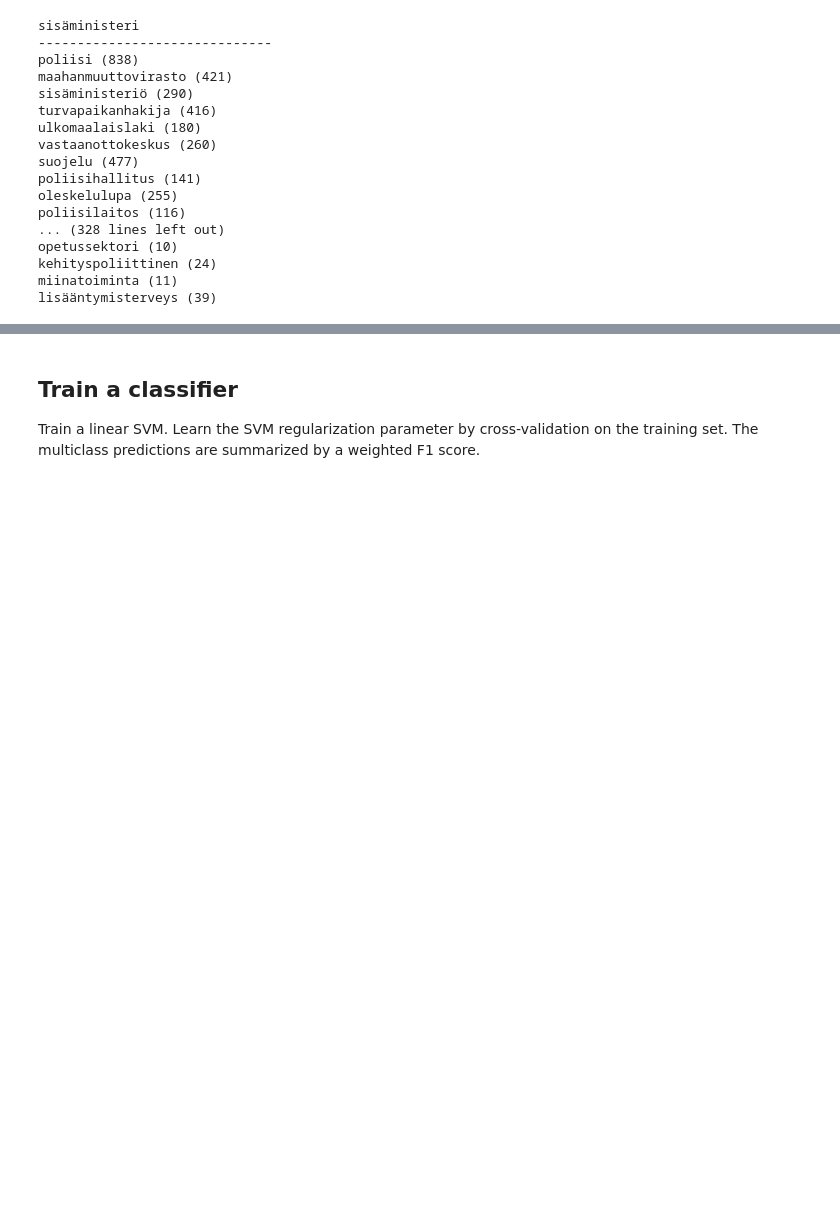
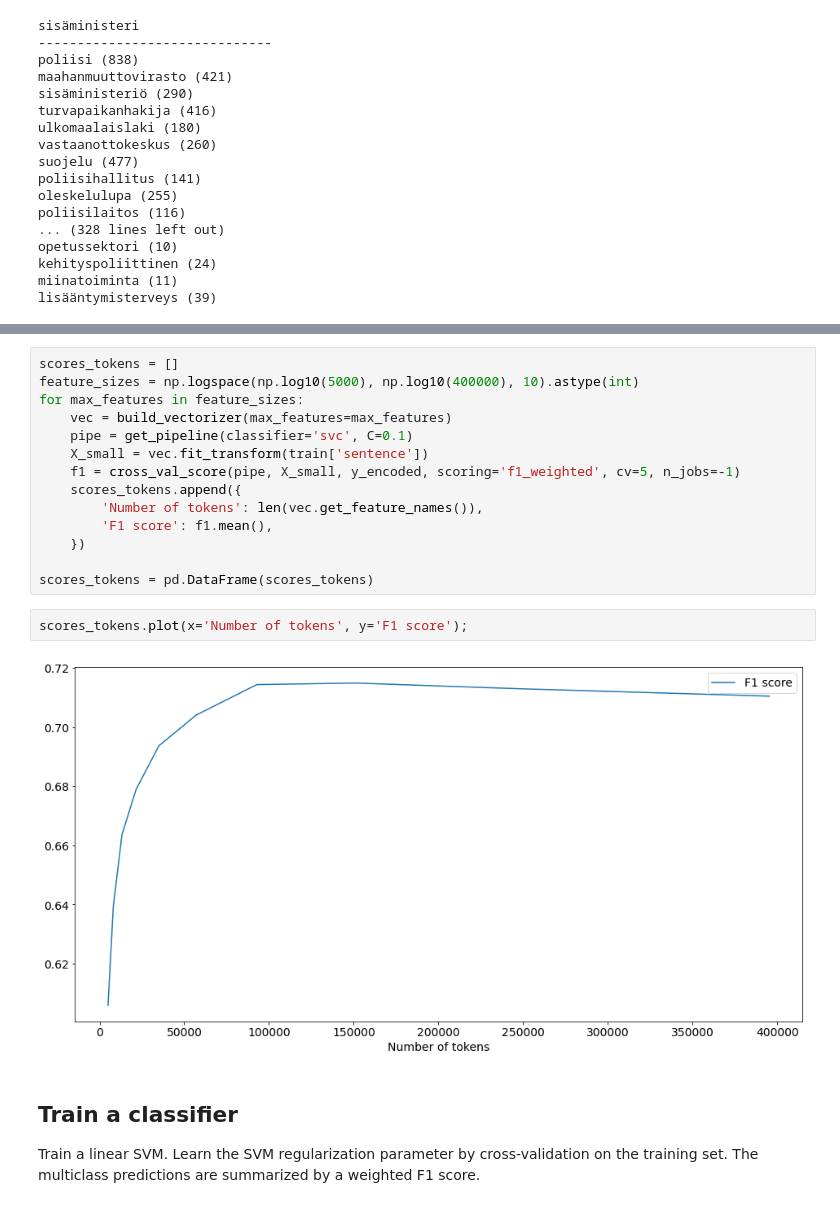
Before and after one commit to aajanki/eduskunta-vkk, a Jupyter notebook: baseline_classifier/baseline.ipynb, the cells around one changed output, grey strips where cells are left out. Cells and saved outputs as stored; diff of their text form; blank space fills up the shorter version.

```diff
--- a/baseline_classifier/baseline.ipynb
+++ b/baseline_classifier/baseline.ipynb
@@ -164,3 +221,21 @@ lisääntymisterveys (39)
+# %%
+scores_tokens = []
+feature_sizes = np.logspace(np.log10(5000), np.log10(400000), 10).astype(int)
+for max_features in feature_sizes:
+    vec = build_vectorizer(max_features=max_features)
+    pipe = get_pipeline(classifier='svc', C=0.1)
+    X_small = vec.fit_transform(train['sentence'])
+    f1 = cross_val_score(pipe, X_small, y_encoded, scoring='f1_weighted', cv=5, n_jobs=-1)
+    scores_tokens.append({
+        'Number of tokens': len(vec.get_feature_names()),
+        'F1 score': f1.mean(),
+    })
+
+scores_tokens = pd.DataFrame(scores_tokens)
+# %%
+scores_tokens.plot(x='Number of tokens', y='F1 score');
+# %% [output]
+[figure, added]
 # %% [markdown]
 ## Train a classifier
 
```
Also changed, not shown: parts of 14 cells of this notebook.
